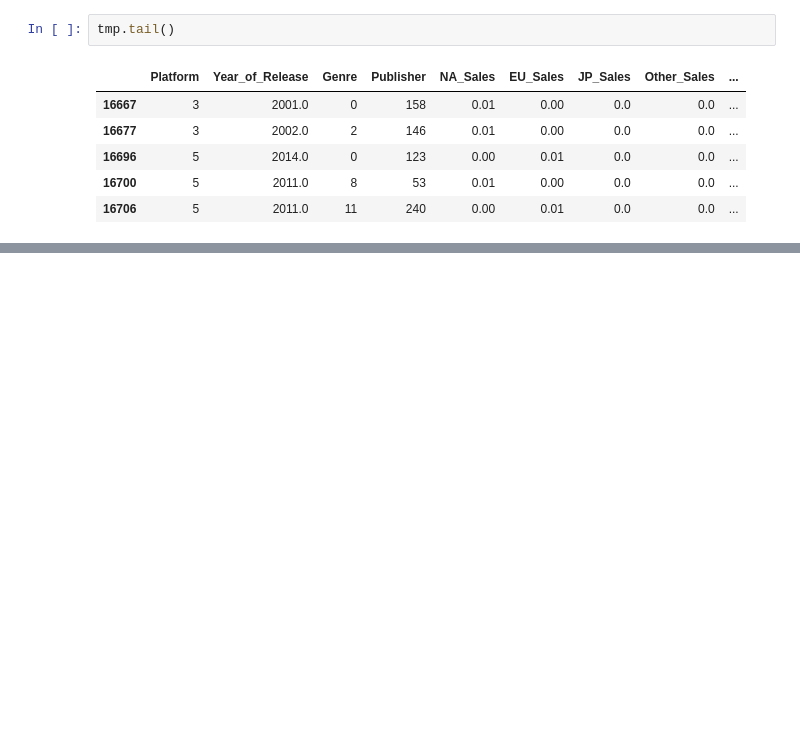
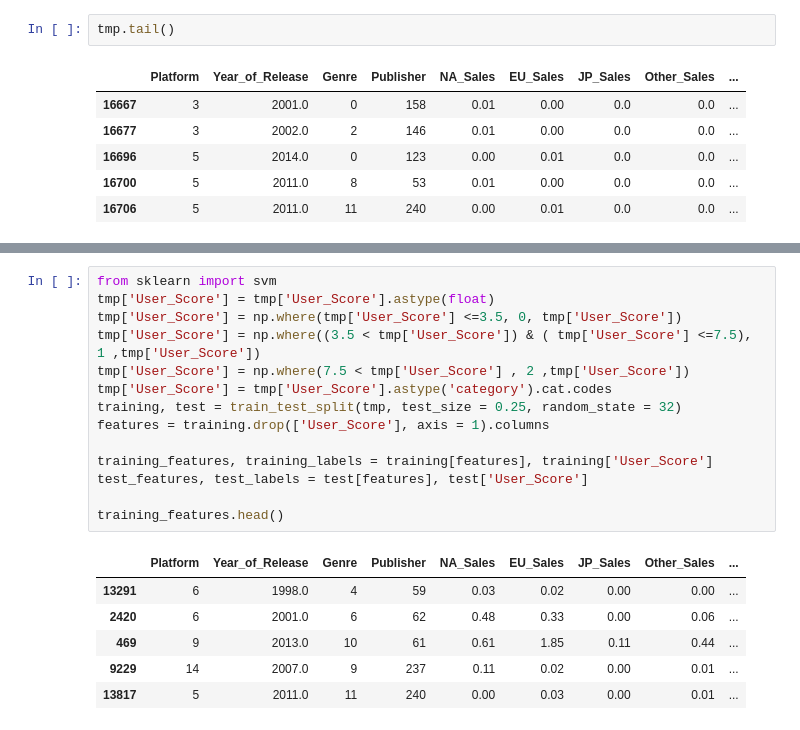
Before and after one commit to Voland24/Videogame-Price-prediction-via-ML, a Jupyter notebook: SIAP_Rezultati.ipynb, the cells around one changed output, grey strips where cells are left out. Saved outputs shown, nothing was run; the diff lists cells and outputs as text; blank space fills up the shorter version.

```diff
--- a/SIAP_Rezultati.ipynb
+++ b/SIAP_Rezultati.ipynb
@@ -324,0 +340,21 @@ Index(['Platform', 'Year_of_Release', 'Genre', 'Publisher', 'Critic_Score',
+# %%
+from sklearn import svm
+tmp['User_Score'] = tmp['User_Score'].astype(float)
+tmp['User_Score'] = np.where(tmp['User_Score'] <=3.5, 0, tmp['User_Score'])
+tmp['User_Score'] = np.where((3.5 < tmp['User_Score']) & ( tmp['User_Score'] <=7.5), 1 ,tmp['User_Score'])
+tmp['User_Score'] = np.where(7.5 < tmp['User_Score'] , 2 ,tmp['User_Score'])
+tmp['User_Score'] = tmp['User_Score'].astype('category').cat.codes
+training, test = train_test_split(tmp, test_size = 0.25, random_state = 32)
+features = training.drop(['User_Score'], axis = 1).columns
+
+training_features, training_labels = training[features], training['User_Score']
+test_features, test_labels = test[features], test['User_Score']
+
+training_features.head()
+# %% [output]
+|  | Platform | Year_of_Release | Genre | Publisher | NA_Sales | EU_Sales | JP_Sales | Other_Sales | ... |
+| 13291 | 6 | 1998.0 | 4 | 59 | 0.03 | 0.02 | 0.00 | 0.00 | ... |
+| 2420 | 6 | 2001.0 | 6 | 62 | 0.48 | 0.33 | 0.00 | 0.06 | ... |
+| 469 | 9 | 2013.0 | 10 | 61 | 0.61 | 1.85 | 0.11 | 0.44 | ... |
+| 9229 | 14 | 2007.0 | 9 | 237 | 0.11 | 0.02 | 0.00 | 0.01 | ... |
+| 13817 | 5 | 2011.0 | 11 | 240 | 0.00 | 0.03 | 0.00 | 0.01 | ... |
```
Also changed, not shown: parts of 8 cells of this notebook.
